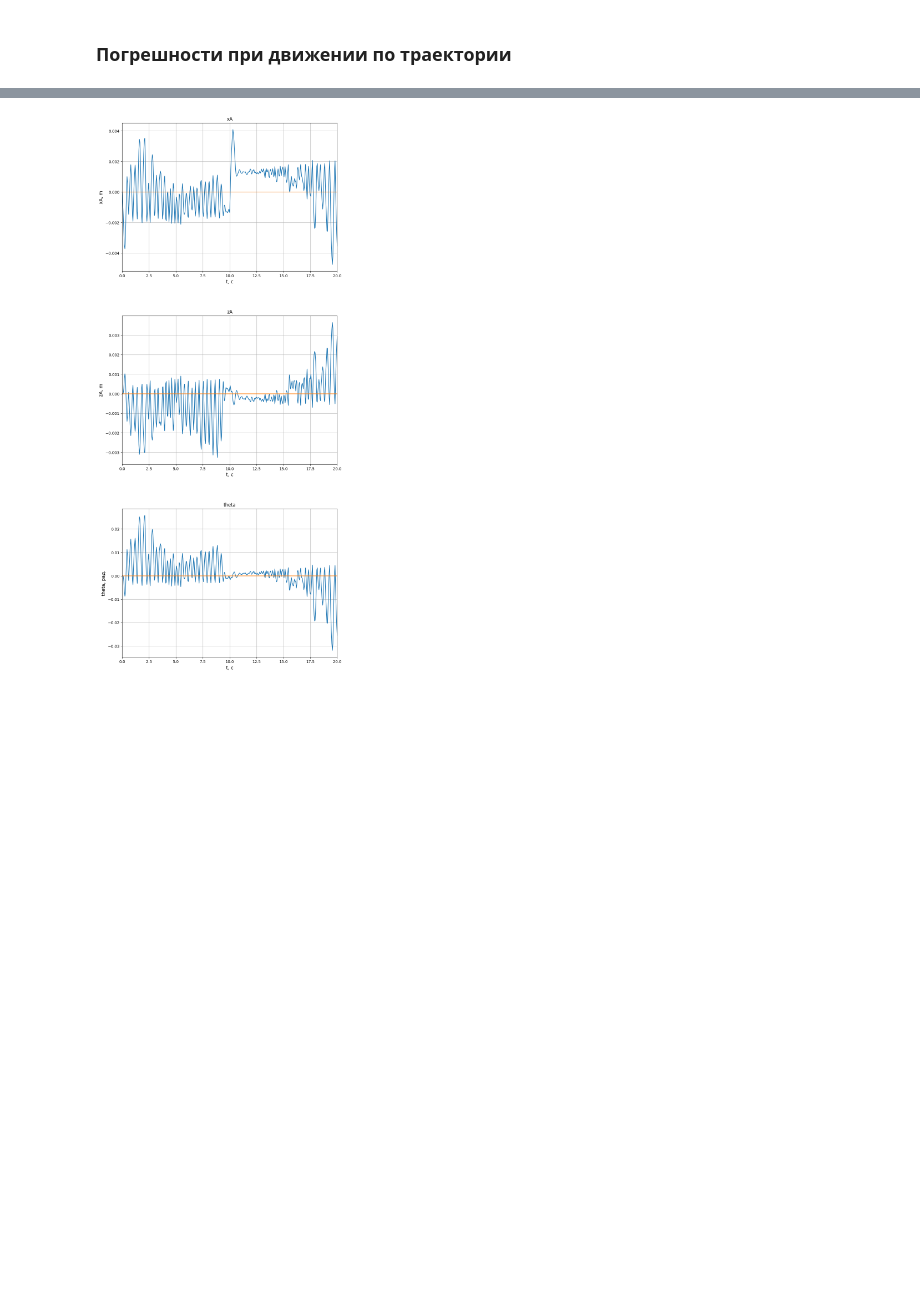
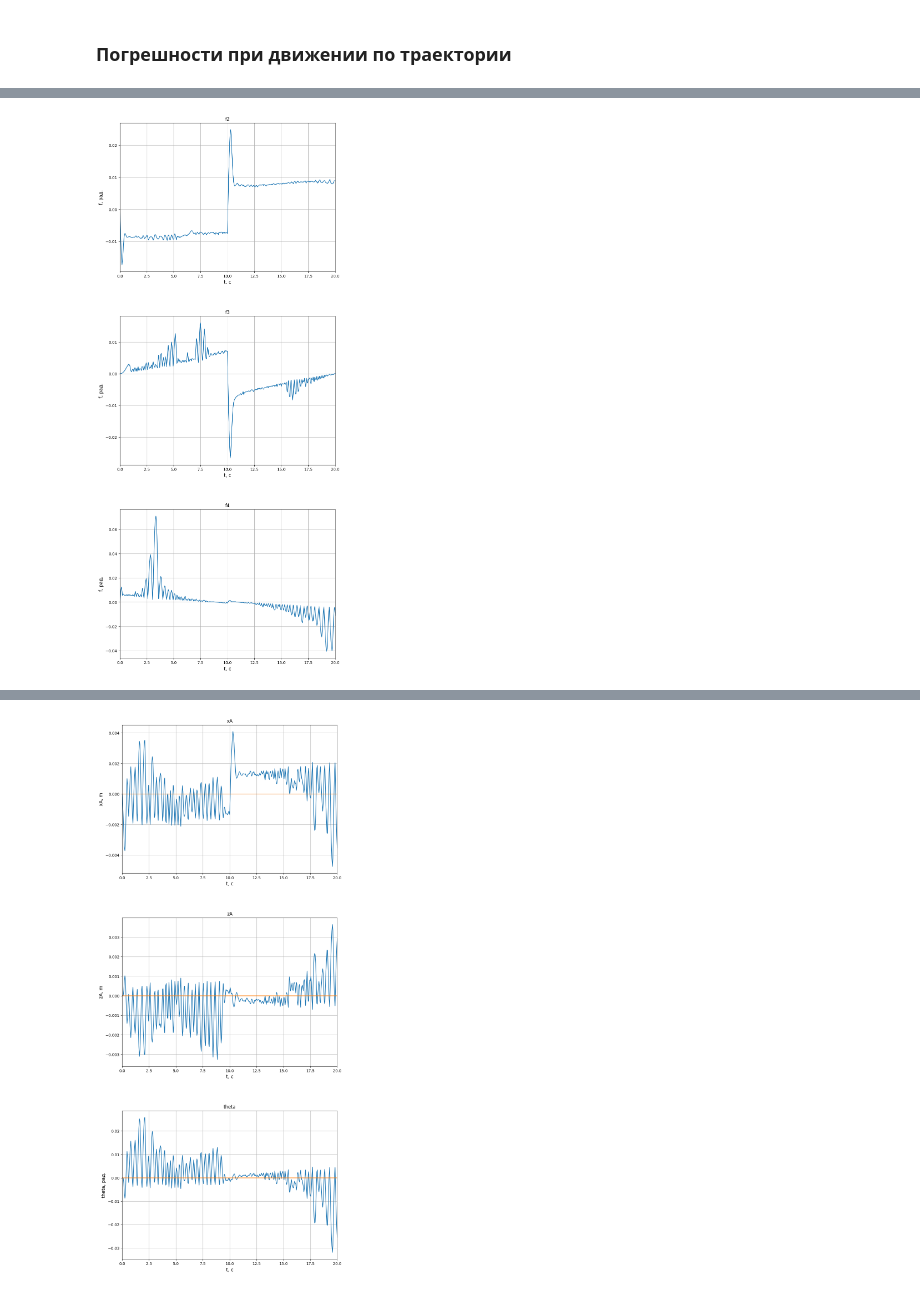
Before and after one commit to FKz11/study_mpei, a Jupyter notebook: lab234_out.ipynb, the cells around one changed output, grey strips where cells are left out. Drawn from its saved outputs; the diff is of its cells as text; code cells hidden in the pictures; blank space fills up the shorter version.

```diff
--- a/lab234_out.ipynb
+++ b/lab234_out.ipynb
@@ -384,0 +389,4 @@ def plot_x_z_theta(df):
+# %%
+plot_f(data3_diff)
+# %% [output]
+[figure, added]
```
Also changed, not shown: parts of 5 cells of this notebook.
